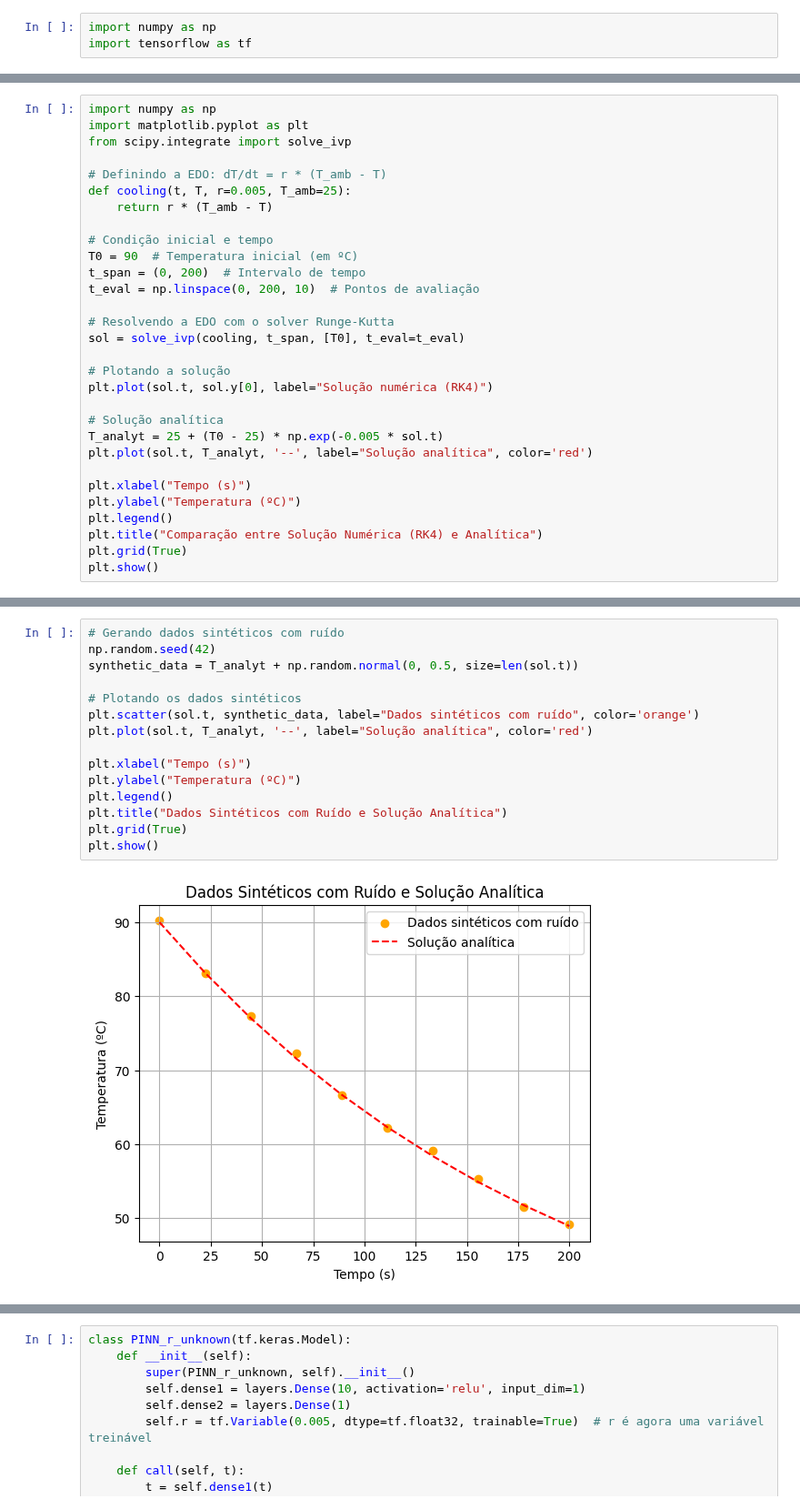
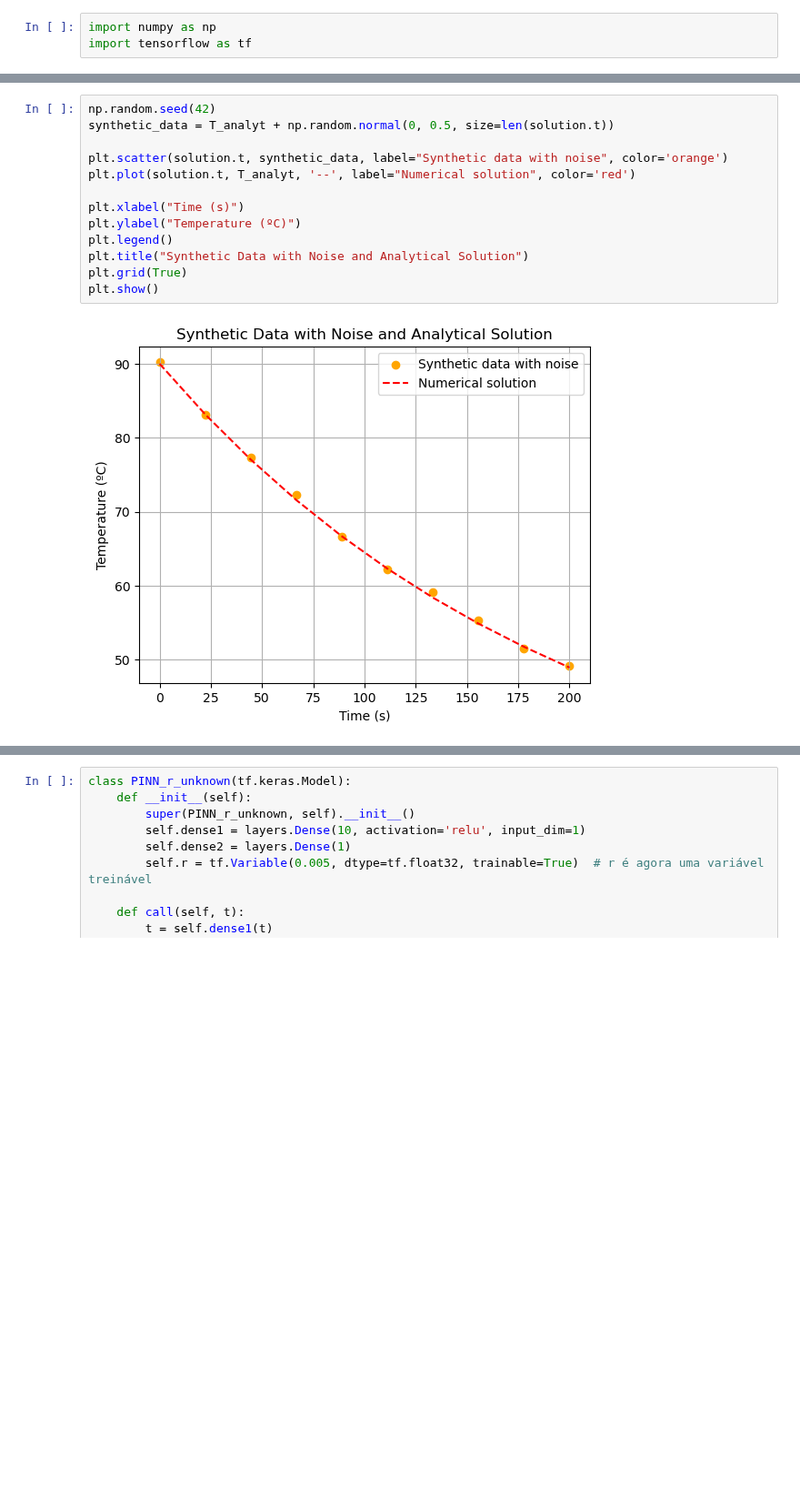
Before and after one commit to brunamendesfis/Computational_Physics, a Jupyter notebook: Redes_Neurais/Atividade_04/Exercício_01.ipynb, the cells around one changed output, grey strips where cells are left out. Shown at 91% size. Cells and saved outputs as stored; diff of their text form; blank space fills up the shorter version.

```diff
--- a/Redes_Neurais/Atividade_04/Exercício_01.ipynb
+++ b/Redes_Neurais/Atividade_04/Exercício_01.ipynb
@@ -82,30 +121,0 @@ def physics_loss_discovery(model, Tenv):
-# %%
-import numpy as np
-import matplotlib.pyplot as plt
-from scipy.integrate import solve_ivp
-
-# Definindo a EDO: dT/dt = r * (T_amb - T)
-def cooling(t, T, r=0.005, T_amb=25):
-    return r * (T_amb - T)
-
-# Condição inicial e tempo
-T0 = 90  # Temperatura inicial (em ºC)
-t_span = (0, 200)  # Intervalo de tempo
-t_eval = np.linspace(0, 200, 10)  # Pontos de avaliação
-
-# Resolvendo a EDO com o solver Runge-Kutta
-sol = solve_ivp(cooling, t_span, [T0], t_eval=t_eval)
-
-# Plotando a solução
-plt.plot(sol.t, sol.y[0], label="Solução numérica (RK4)")
-
-# Solução analítica
-T_analyt = 25 + (T0 - 25) * np.exp(-0.005 * sol.t)
-plt.plot(sol.t, T_analyt, '--', label="Solução analítica", color='red')
-
-plt.xlabel("Tempo (s)")
-plt.ylabel("Temperatura (ºC)")
-plt.legend()
-plt.title("Comparação entre Solução Numérica (RK4) e Analítica")
-plt.grid(True)
-plt.show()
@@ -114,20 +124,18 @@ plt.show()
 # %%
-# Gerando dados sintéticos com ruído
 np.random.seed(42)
-synthetic_data = T_analyt + np.random.normal(0, 0.5, size=len(sol.t))
+synthetic_data = T_analyt + np.random.normal(0, 0.5, size=len(solution.t))
 
-# Plotando os dados sintéticos
-plt.scatter(sol.t, synthetic_data, label="Dados sintéticos com ruído", color='orange')
-plt.plot(sol.t, T_analyt, '--', label="Solução analítica", color='red')
+plt.scatter(solution.t, synthetic_data, label="Synthetic data with noise", color='orange')
+plt.plot(solution.t, T_analyt, '--', label="Numerical solution", color='red')
 
-plt.xlabel("Tempo (s)")
-plt.ylabel("Temperatura (ºC)")
+plt.xlabel("Time (s)")
+plt.ylabel("Temperature (ºC)")
 plt.legend()
-plt.title("Dados Sintéticos com Ruído e Solução Analítica")
+plt.title("Synthetic Data with Noise and Analytical Solution")
 plt.grid(True)
 plt.show()
 # %% [output]
-[figure, old version]
+[figure, new version]
 # %%
 import tensorflow as tf
 from tensorflow.keras import layers, models
```
Also changed, not shown: parts of 12 cells of this notebook.
